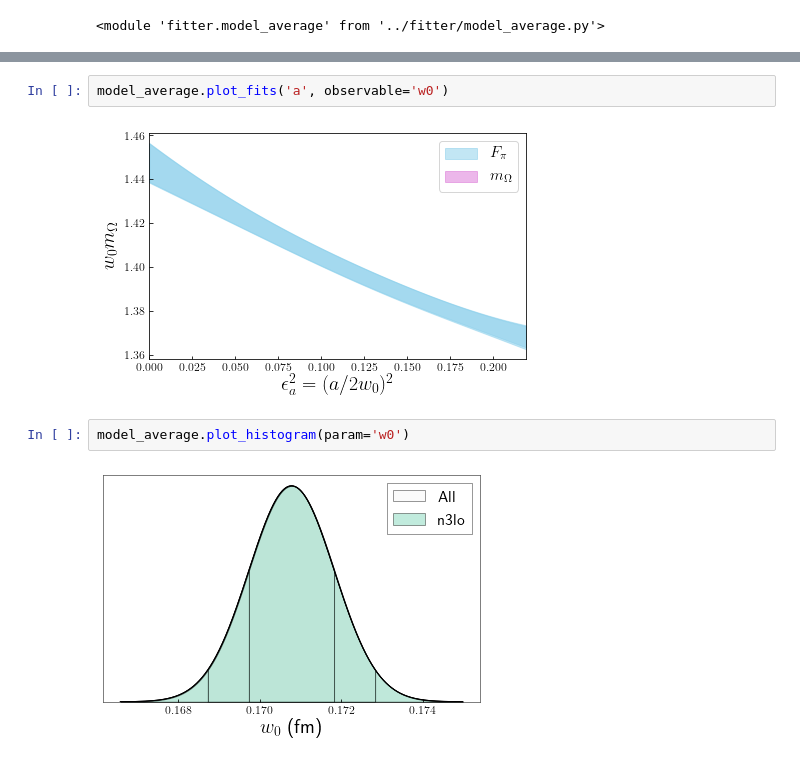
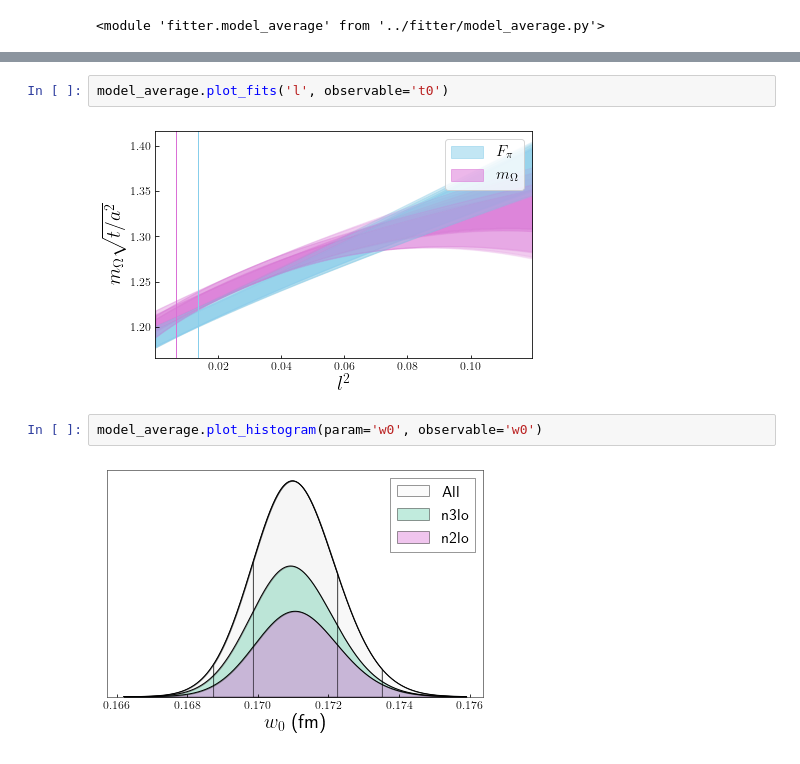
Before and after one commit to callat-qcd/project_scale_setting_mdwf_hisq, a Jupyter notebook: notebooks/average_models.ipynb, the cells around one changed output, grey strips where cells are left out. Drawn from its saved outputs; the diff is of its cells as text.

```diff
--- a/notebooks/average_models.ipynb
+++ b/notebooks/average_models.ipynb
@@ -48,8 +48,8 @@ model_average.plot_fits('l', observable='w0')
 # %%
-model_average.plot_fits('a', observable='w0')
+model_average.plot_fits('l', observable='t0')
 # %% [output]
-[figure, old version]
+[figure, new version]
 # %%
-model_average.plot_histogram(param='w0')
+model_average.plot_histogram(param='w0', observable='w0')
 # %% [output]
-[figure, old version]
+[figure, new version]
```
Also changed, not shown: parts of 5 cells of this notebook, 1 other file.
